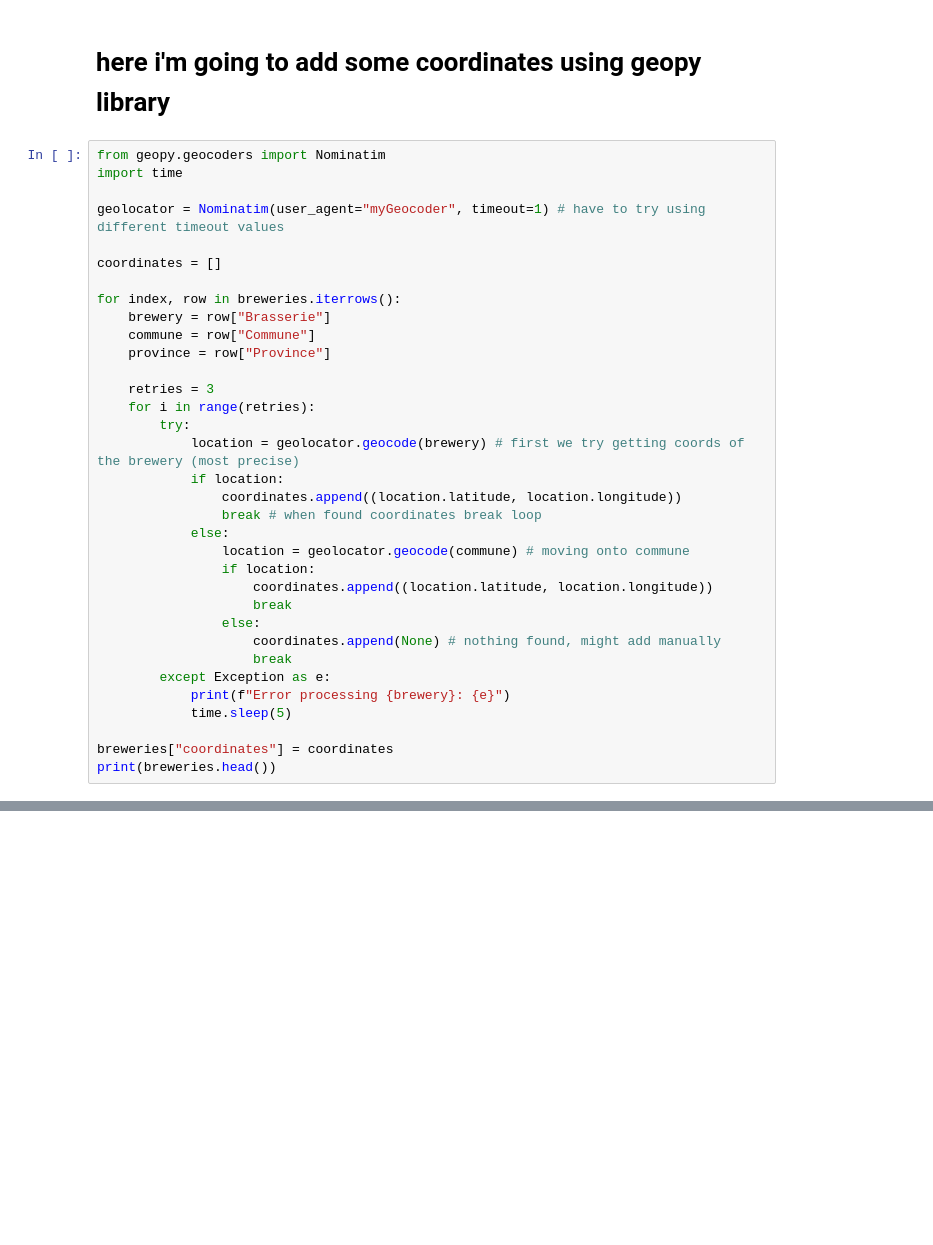
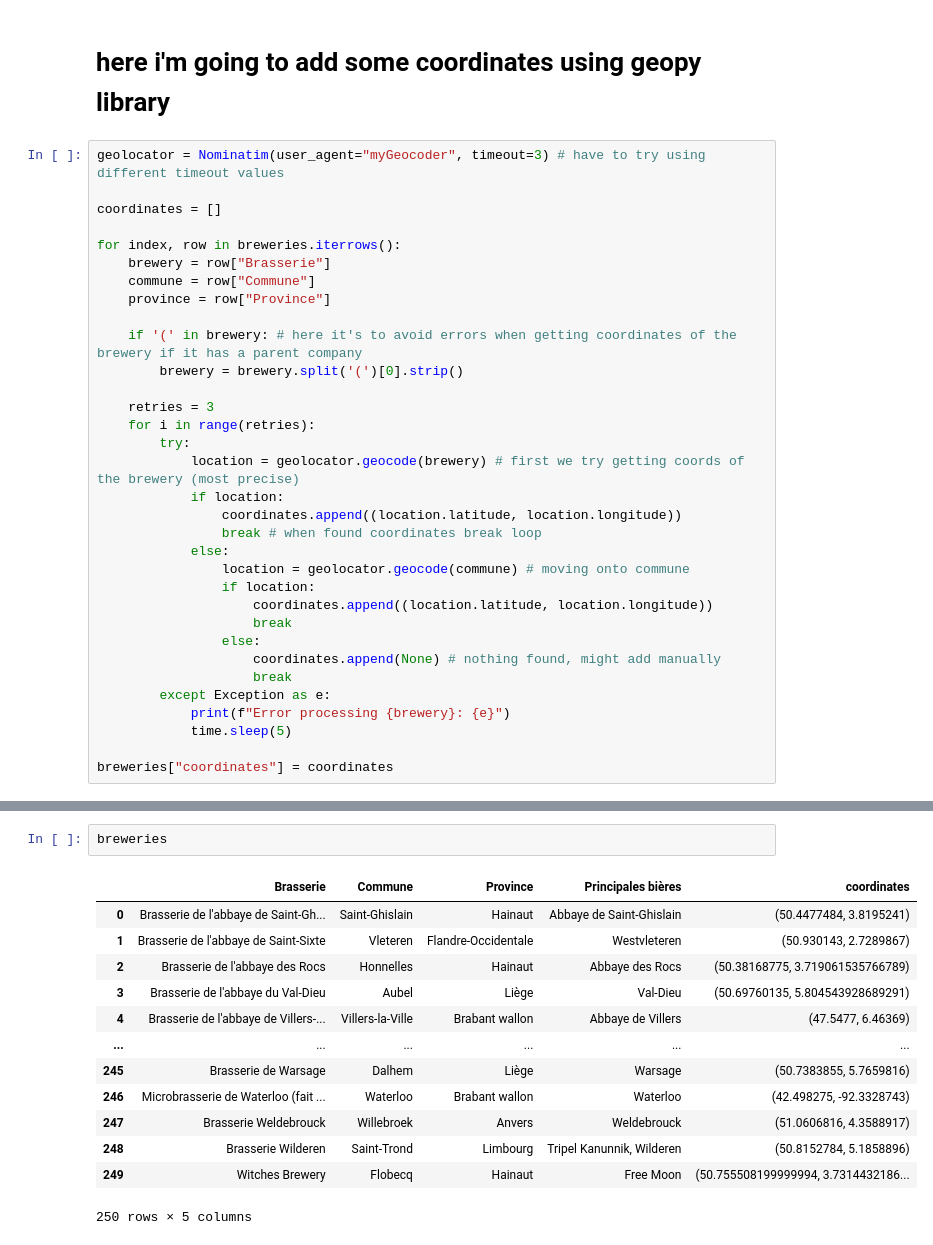
Before and after one commit to lpaggen/bmkg_solo, a Jupyter notebook: workflow.ipynb, the cells around one changed output, grey strips where cells are left out. Saved outputs shown, nothing was run; the diff lists cells and outputs as text; blank space fills up the shorter version.

```diff
--- a/workflow.ipynb
+++ b/workflow.ipynb
@@ -135,10 +135,7 @@ new = rename_by_similarity(beers, "Brasserie", breweries, "Brasserie")
 # %% [markdown]
 # here i'm going to add some coordinates using geopy library
 # %%
-from geopy.geocoders import Nominatim
-import time
-
-geolocator = Nominatim(user_agent="myGeocoder", timeout=1) # have to try using different timeout values
+geolocator = Nominatim(user_agent="myGeocoder", timeout=3) # have to try using different timeout values
 
 coordinates = []
 
@@ -146,6 +143,9 @@ for index, row in breweries.iterrows():
     brewery = row["Brasserie"]
     commune = row["Commune"]
     province = row["Province"]
+
+    if '(' in brewery: # here it's to avoid errors when getting coordinates of the brewery if it has a parent company
+        brewery = brewery.split('(')[0].strip()
 
     retries = 3
     for i in range(retries):
@@ -167,4 +167,3 @@ for index, row in breweries.iterrows():
             time.sleep(5)
 
 breweries["coordinates"] = coordinates
-print(breweries.head())
@@ -189,0 +170,16 @@ KeyboardInterrupt:
+# %%
+breweries
+# %% [output]
+|  | Brasserie | Commune | Province | Principales bières | coordinates |
+| 0 | Brasserie de l'abbaye de Saint-Gh... | Saint-Ghislain | Hainaut | Abbaye de Saint-Ghislain | (50.4477484, 3.8195241) |
+| 1 | Brasserie de l'abbaye de Saint-Sixte | Vleteren | Flandre-Occidentale | Westvleteren | (50.930143, 2.7289867) |
+| 2 | Brasserie de l'abbaye des Rocs | Honnelles | Hainaut | Abbaye des Rocs | (50.38168775, 3.719061535766789) |
+| 3 | Brasserie de l'abbaye du Val-Dieu | Aubel | Liège | Val-Dieu | (50.69760135, 5.804543928689291) |
+| 4 | Brasserie de l'abbaye de Villers-... | Villers-la-Ville | Brabant wallon | Abbaye de Villers | (47.5477, 6.46369) |
+| ... | ... | ... | ... | ... | ... |
+| 245 | Brasserie de Warsage | Dalhem | Liège | Warsage | (50.7383855, 5.7659816) |
+| 246 | Microbrasserie de Waterloo (fait ... | Waterloo | Brabant wallon | Waterloo | (42.498275, -92.3328743) |
+| 247 | Brasserie Weldebrouck | Willebroek | Anvers | Weldebrouck | (51.0606816, 4.3588917) |
+| 248 | Brasserie Wilderen | Saint-Trond | Limbourg | Tripel Kanunnik, Wilderen | (50.8152784, 5.1858896) |
+| 249 | Witches Brewery | Flobecq | Hainaut | Free Moon | (50.755508199999994, 3.7314432186... |
+250 rows × 5 columns
```
Also changed, not shown: parts of 5 cells of this notebook, 2 other files.
